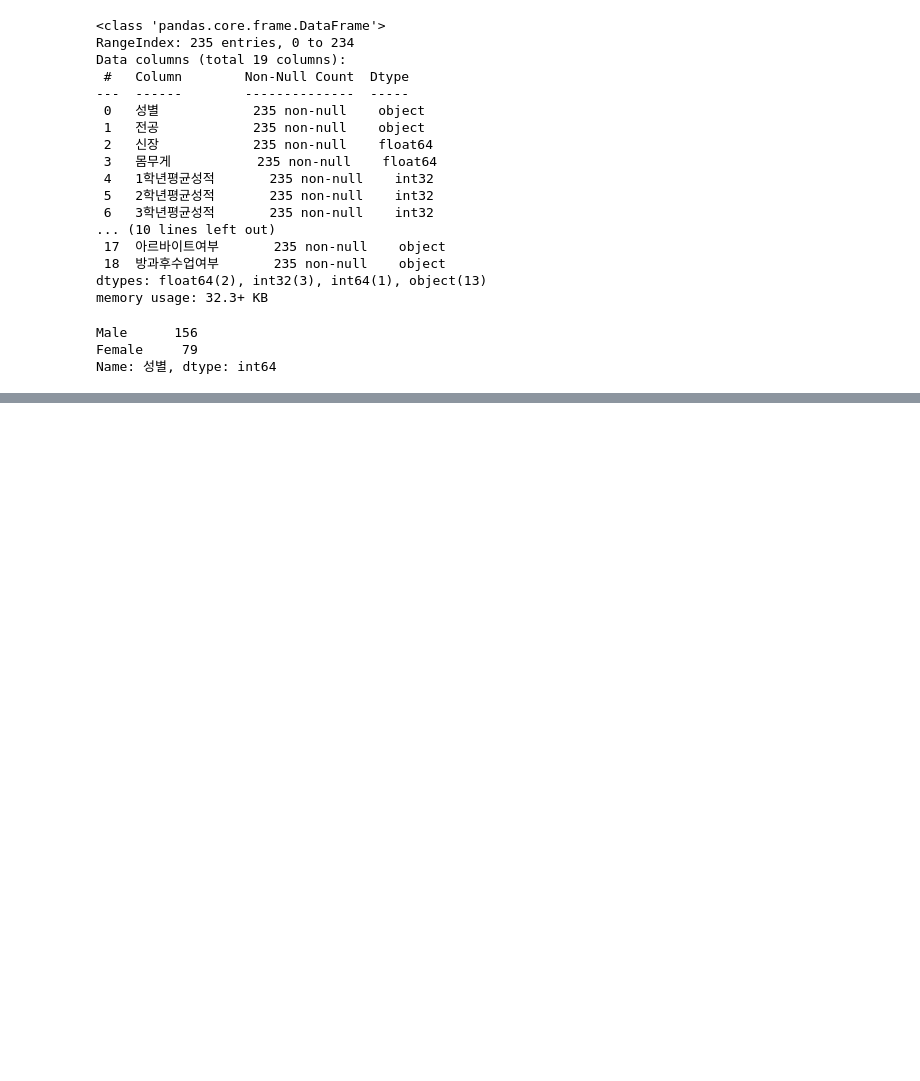
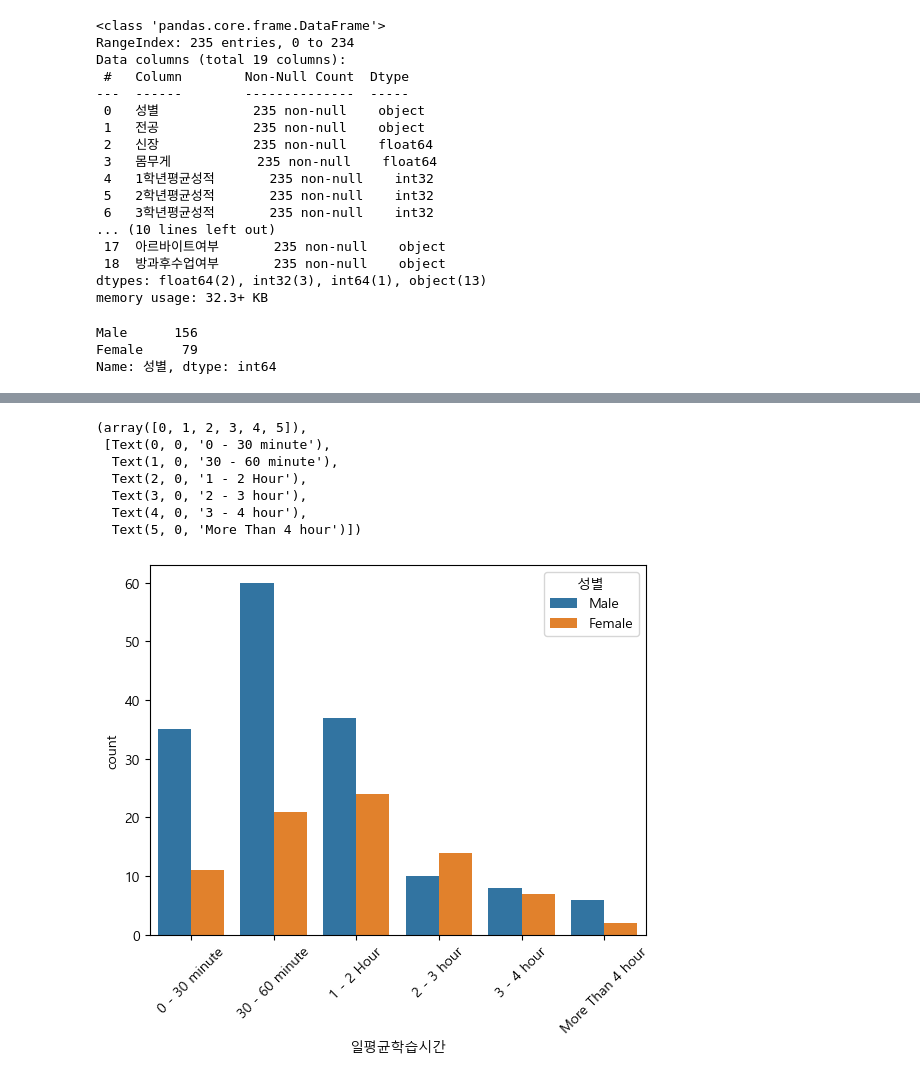
Before and after one commit to choi55j/contest, a Jupyter notebook: 경진 대회/진도.ipynb, the cells around one changed output, grey strips where cells are left out. Drawn from its saved outputs; the diff is of its cells as text; code cells hidden in the pictures; blank space fills up the shorter version.

```diff
--- a/경진 대회/진도.ipynb
+++ b/경진 대회/진도.ipynb
@@ -266,0 +273,12 @@ new_df
+# %%
+sns.countplot(data=df, x="일평균학습시간", hue="성별")
+plt.xticks(rotation=45, fontsize=10)
+# %% [output]
+(array([0, 1, 2, 3, 4, 5]),
+ [Text(0, 0, '0 - 30 minute'),
+  Text(1, 0, '30 - 60 minute'),
+  Text(2, 0, '1 - 2 Hour'),
+  Text(3, 0, '2 - 3 hour'),
+  Text(4, 0, '3 - 4 hour'),
+  Text(5, 0, 'More Than 4 hour')])
+[figure, added]
```
Also changed, not shown: parts of 12 cells of this notebook, 1 other file.
